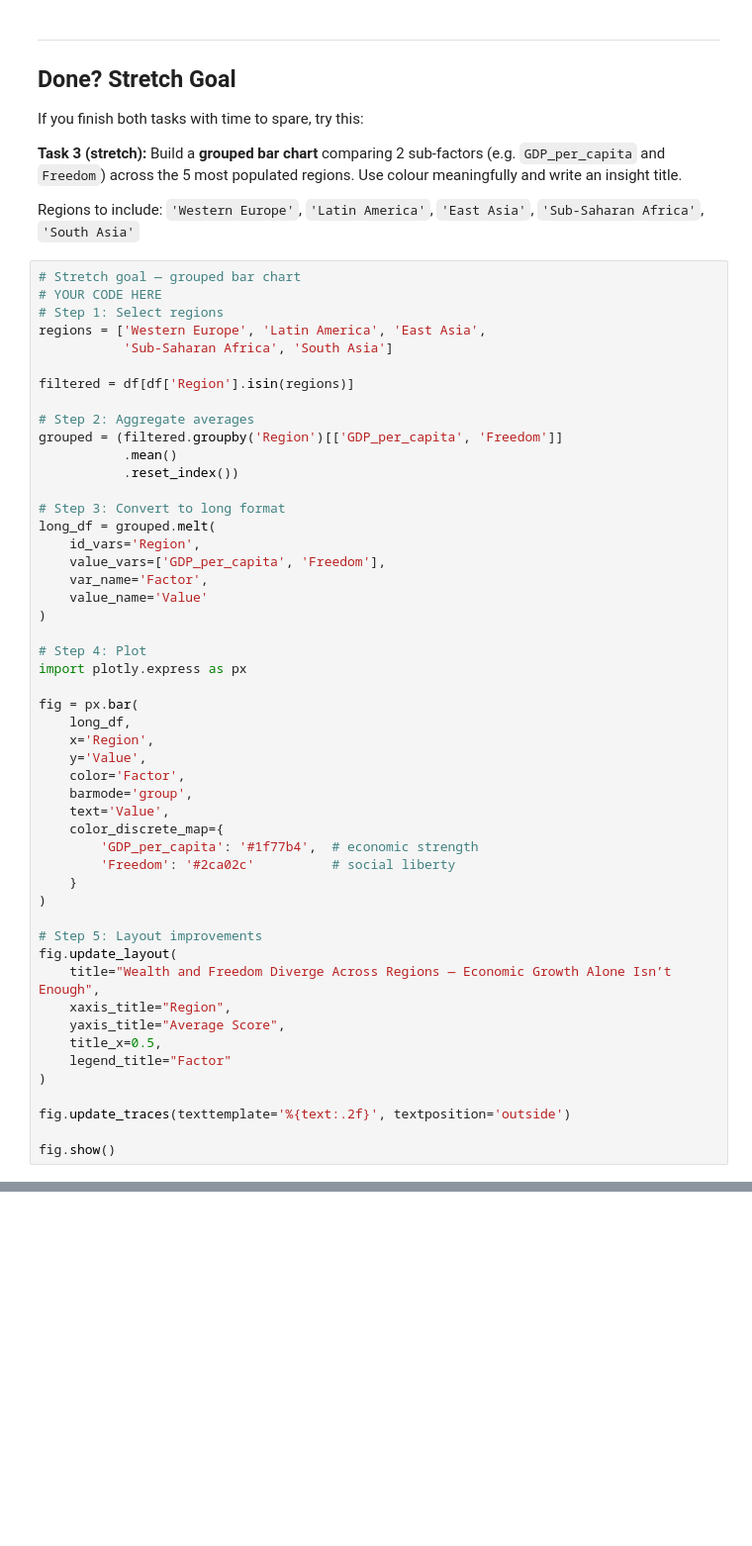
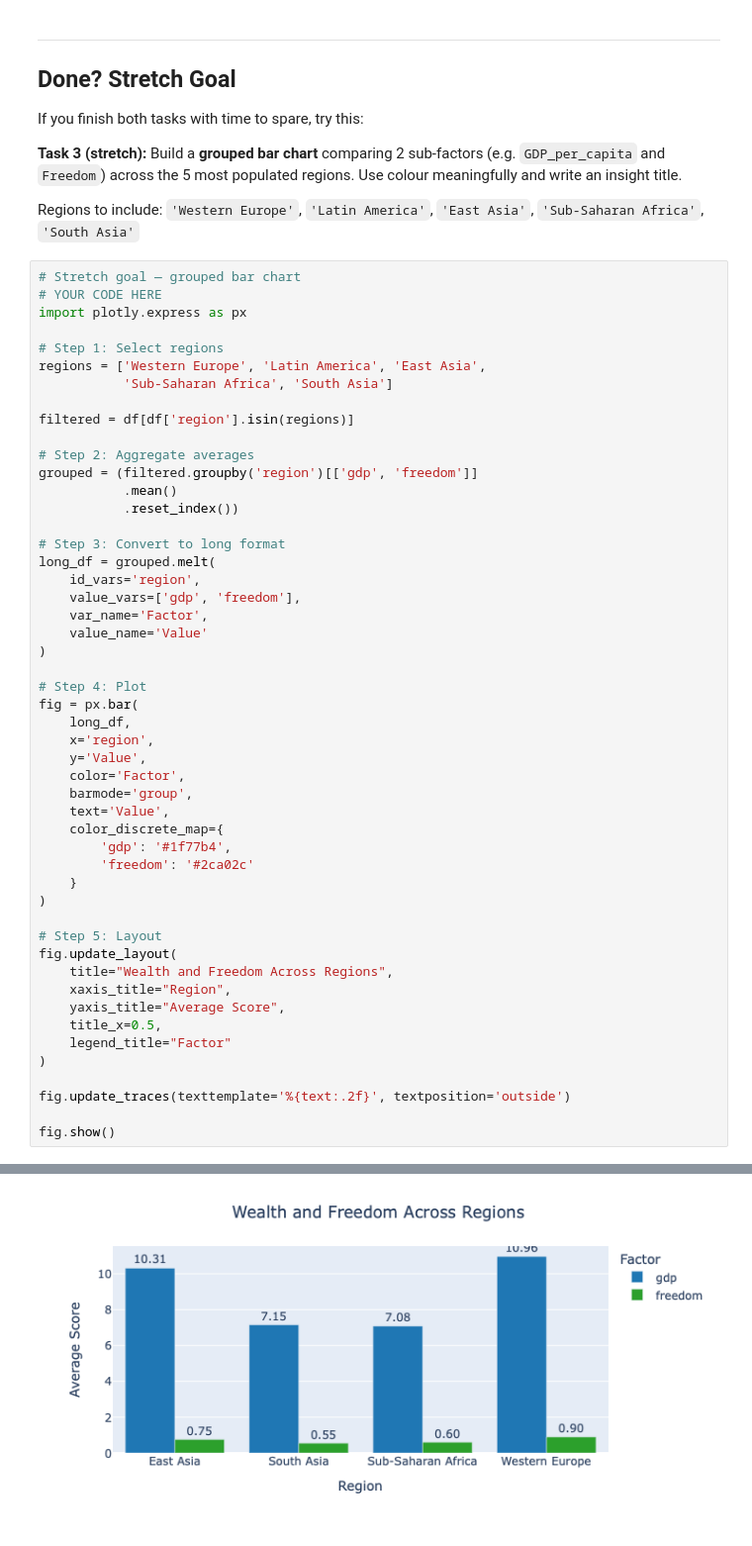
Before and after one commit to tejas2628/dataviz-exercises-Tejas-Devaiah, a Jupyter notebook: Week 02/lecture02_exercise.ipynb, the cells around one changed output, grey strips where cells are left out. Shown at 99% size. Cells and saved outputs as stored; diff of their text form; blank space fills up the shorter version.

```diff
--- a/Week 02/lecture02_exercise.ipynb
+++ b/Week 02/lecture02_exercise.ipynb
@@ -237,44 +237,44 @@ Regions to include: `'Western Europe'`, `'Latin America'`, `'East Asia'`, `'Sub-
 # %%
 # Stretch goal — grouped bar chart
 # YOUR CODE HERE
+import plotly.express as px
+
 # Step 1: Select regions
 regions = ['Western Europe', 'Latin America', 'East Asia',
            'Sub-Saharan Africa', 'South Asia']
 
-filtered = df[df['Region'].isin(regions)]
+filtered = df[df['region'].isin(regions)]
 
 # Step 2: Aggregate averages
-grouped = (filtered.groupby('Region')[['GDP_per_capita', 'Freedom']]
+grouped = (filtered.groupby('region')[['gdp', 'freedom']]
            .mean()
            .reset_index())
 
 # Step 3: Convert to long format
 long_df = grouped.melt(
-    id_vars='Region',
-    value_vars=['GDP_per_capita', 'Freedom'],
+    id_vars='region',
+    value_vars=['gdp', 'freedom'],
     var_name='Factor',
     value_name='Value'
 )
 
 # Step 4: Plot
-import plotly.express as px
-
 fig = px.bar(
     long_df,
-    x='Region',
+    x='region',
     y='Value',
     color='Factor',
     barmode='group',
     text='Value',
     color_discrete_map={
-        'GDP_per_capita': '#1f77b4',  # economic strength
-        'Freedom': '#2ca02c'          # social liberty
+        'gdp': '#1f77b4',
+        'freedom': '#2ca02c'
     }
 )
 
-# Step 5: Layout improvements
+# Step 5: Layout
 fig.update_layout(
-    title="Wealth and Freedom Diverge Across Regions — Economic Growth Alone Isn’t Enough",
+    title="Wealth and Freedom Across Regions",
     xaxis_title="Region",
     yaxis_title="Average Score",
     title_x=0.5,
@@ -288,0 +288 @@ KeyError: "Columns not found: 'GDP_per_capita'"
+[figure, added]
```
Also changed, not shown: parts of 2 cells of this notebook.
